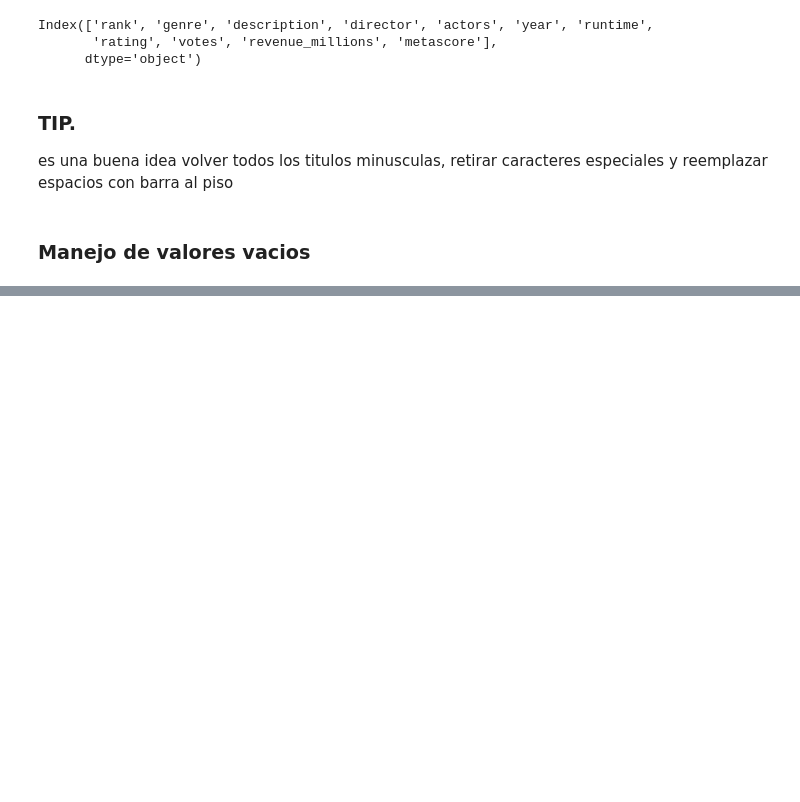
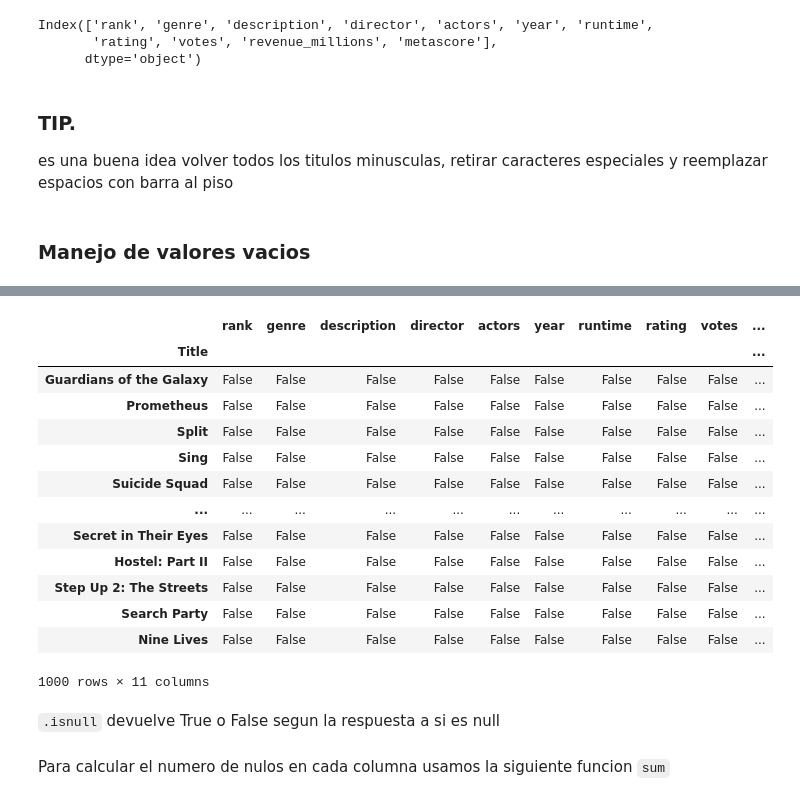
Before and after one commit to julianjara/machine_learning_titanic, a Jupyter notebook: panda.ipynb, the cells around one changed output, grey strips where cells are left out. Saved outputs shown, nothing was run; the diff lists cells and outputs as text; code cells hidden in the pictures; blank space fills up the shorter version.

```diff
--- a/panda.ipynb
+++ b/panda.ipynb
@@ -226,0 +234,21 @@ es una buena idea volver todos los titulos minusculas, retirar caracteres especi
+# %%
+movies_df.isnull()
+# %% [output]
+|  | rank | genre | description | director | actors | year | runtime | rating | votes | ... |
+| Title |  |  |  |  |  |  |  |  |  | ... |
+| Guardians of the Galaxy | False | False | False | False | False | False | False | False | False | ... |
+| Prometheus | False | False | False | False | False | False | False | False | False | ... |
+| Split | False | False | False | False | False | False | False | False | False | ... |
+| Sing | False | False | False | False | False | False | False | False | False | ... |
+| Suicide Squad | False | False | False | False | False | False | False | False | False | ... |
+| ... | ... | ... | ... | ... | ... | ... | ... | ... | ... | ... |
+| Secret in Their Eyes | False | False | False | False | False | False | False | False | False | ... |
+| Hostel: Part II | False | False | False | False | False | False | False | False | False | ... |
+| Step Up 2: The Streets | False | False | False | False | False | False | False | False | False | ... |
+| Search Party | False | False | False | False | False | False | False | False | False | ... |
+| Nine Lives | False | False | False | False | False | False | False | False | False | ... |
+1000 rows × 11 columns
+# %% [markdown]
+`.isnull` devuelve True o False segun la respuesta a si es null
+# %% [markdown]
+Para calcular el numero de nulos en cada columna usamos la siguiente funcion `sum`
```
Also changed, not shown: parts of 48 cells of this notebook.
